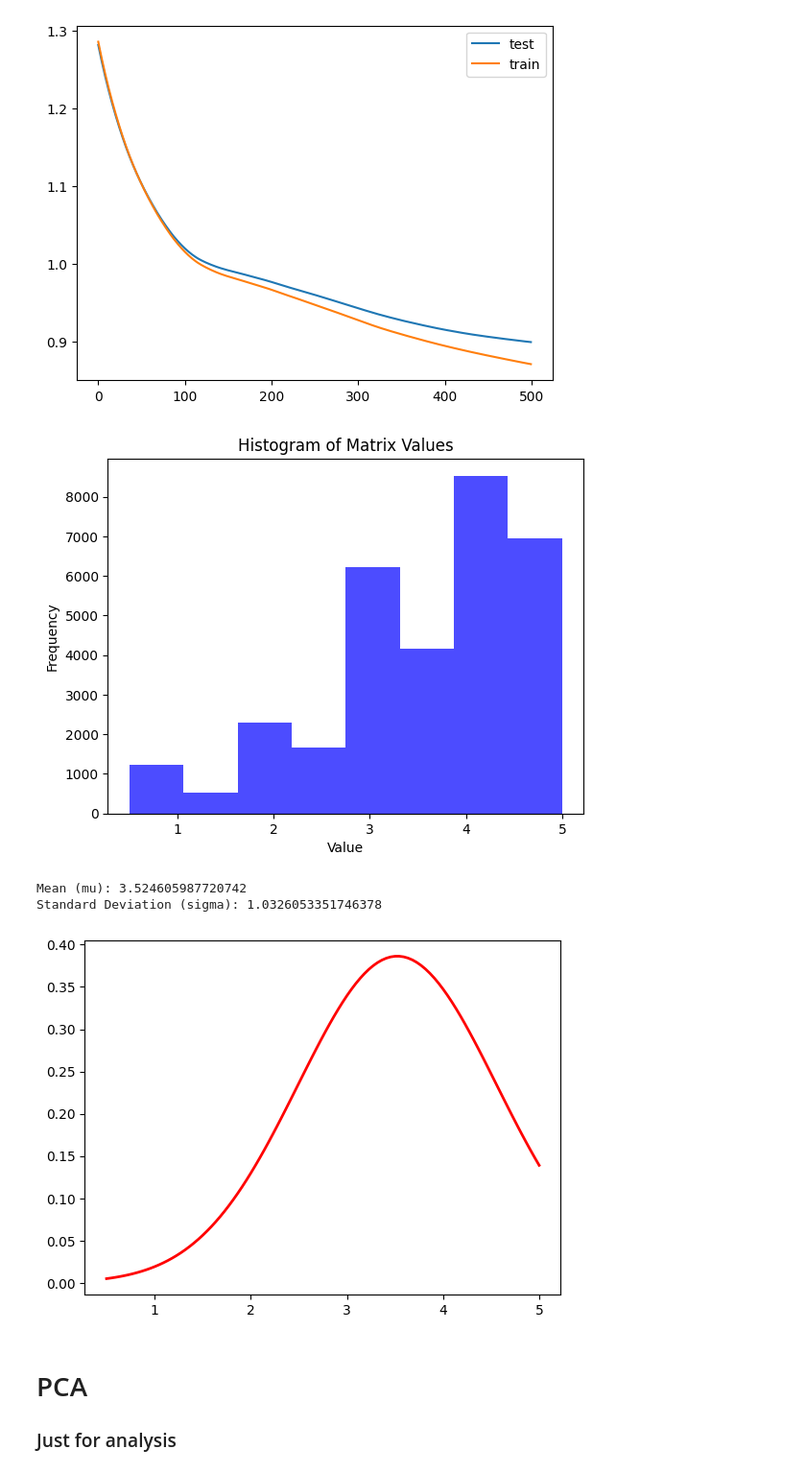
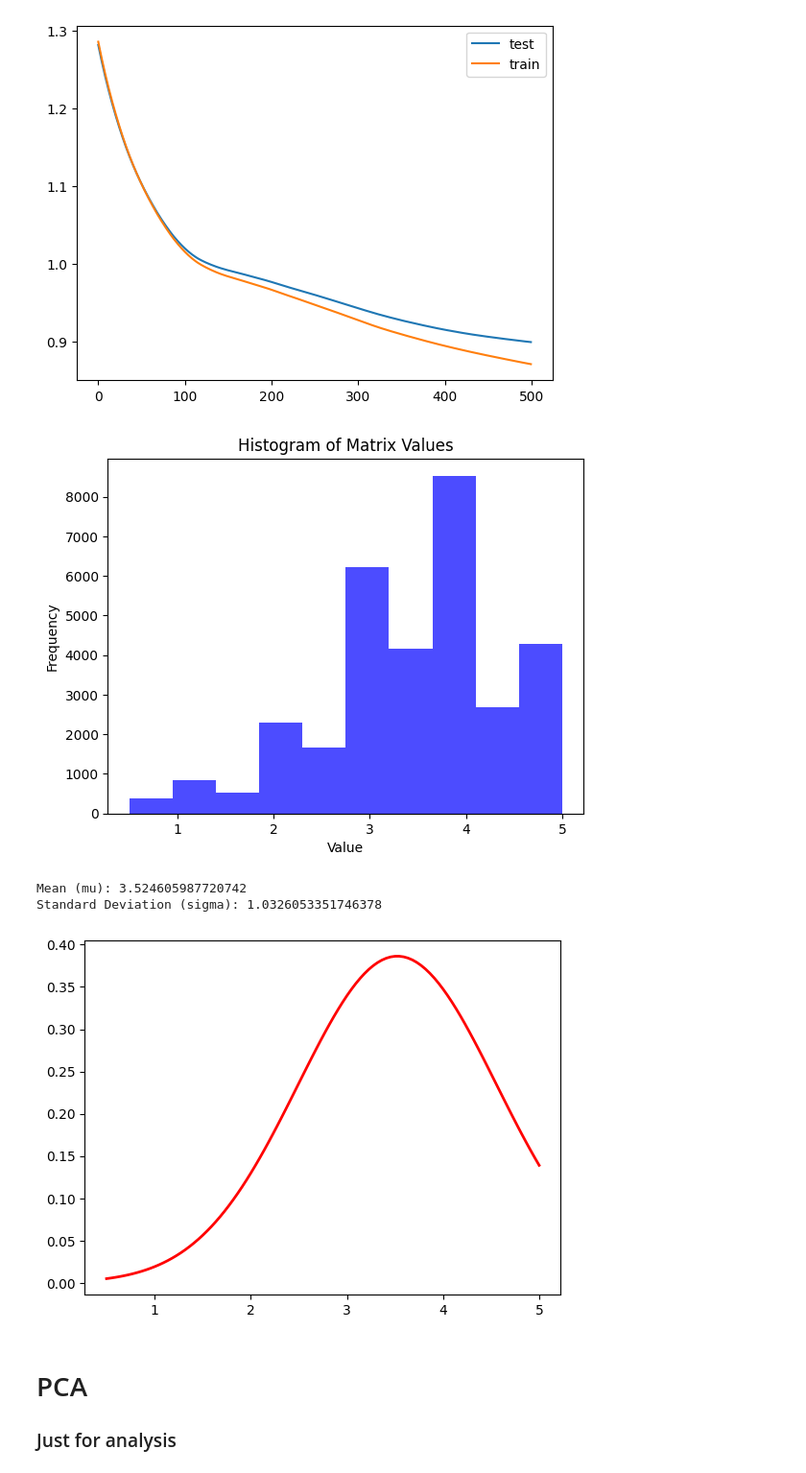
Before and after one commit to rs-benatti/collaborative_filter, a Jupyter notebook: data_visualization.ipynb, the cells around one changed output. Shown: that part at 96% size. Saved outputs shown, nothing was run; the diff lists cells and outputs as text; code cells hidden in the pictures.

```diff
--- a/data_visualization.ipynb
+++ b/data_visualization.ipynb
@@ -323,34 +323,34 @@ tensor(0.0628, grad_fn=<AddBackward0>)
 # %%
 from scipy.stats import norm, fit
 # Create the x-axis values for the normal distribution curve
 # Flatten the matrix to a 1D array to create the histogram
 values = ratings_train.flatten()
 values = values[~np.isnan(values)]
 # Fit a normal distribution to the histogram
 mu, std = norm.fit(values)
 
 # Set the number of bins for the histogram
-num_bins = 8
+num_bins = 10
 
 # Create the histogram plot
 plt.hist(values, bins=num_bins,color='blue', alpha=0.7)
 
 # Add labels and title
 plt.xlabel('Value')
 plt.ylabel('Frequency')
 plt.title('Histogram of Matrix Values')
 plt.show()
 x = np.linspace(min(values), max(values), 100)
 pdf = norm.pdf(x, mu, std)
 
 # Plot the histogram
 plt.plot(x, pdf, 'r-', linewidth=2)
 
 # Print the parameters of the best-fit normal distribution
 print(f"Mean (mu): {mu}")
 print(f"Standard Deviation (sigma): {std}")
 # %% [output]
-[figure, old version]
+[figure, new version]
 Mean (mu): 3.524605987720742
 Standard Deviation (sigma): 1.0326053351746378
 [figure]
```
Also changed, not shown: parts of 4 cells of this notebook.
